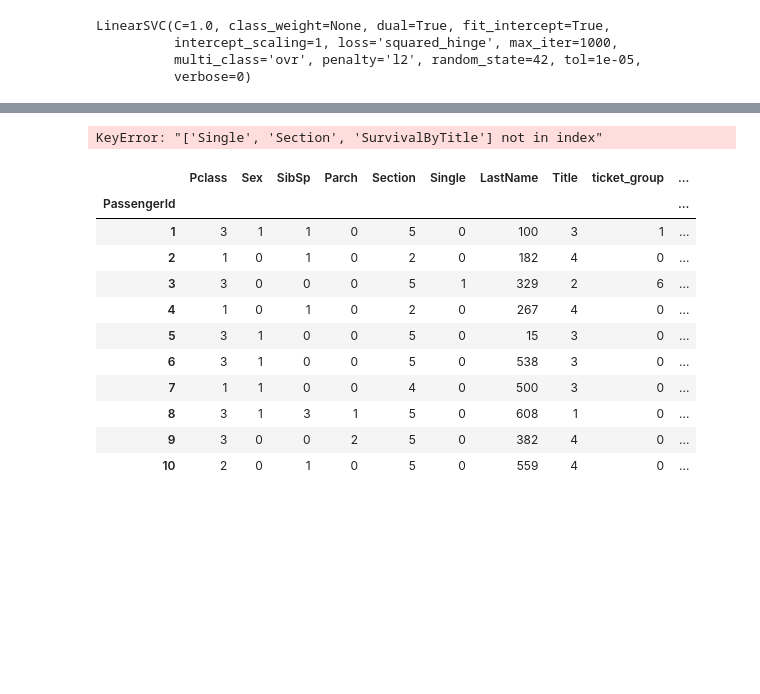
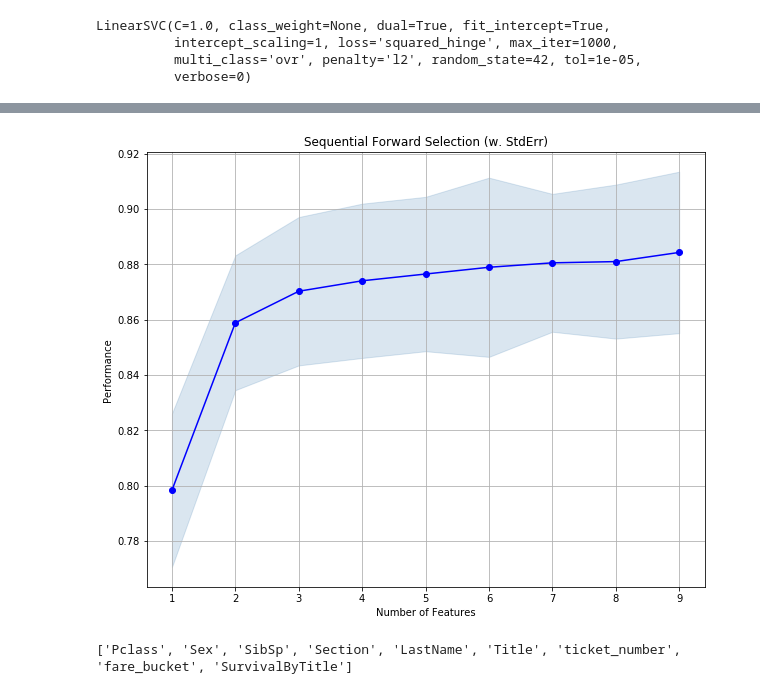
Before and after one commit to Greyhouse-Consulting/kaggle_titanic, a Jupyter notebook: TT.ipynb, the cells around one changed output, grey strips where cells are left out. Cells and saved outputs as stored; diff of their text form; code cells hidden in the pictures; blank space fills up the shorter version.

```diff
--- a/TT.ipynb
+++ b/TT.ipynb
@@ -207,12 +188,12 @@ df_complete.sample(10)
 # %%
-# m = {}
-# for k, v in d.to_dict().items():
-#     m[k] = sum(v) / personsPerLastName[k]
+m = {}
+for k, v in d.to_dict().items():
+    m[k] = sum(v) / personsPerLastNameForSInge[k]
 
 
-# df_test['SurvivalRateByLastName'] =df_test.apply(lambda r :  m[r['LastName']] if r['LastName'] in m else 0 , axis =1)
-# df_train['SurvivalRateByLastName'] = df_train.apply(lambda r :  m[r['LastName']] if r['LastName'] in m else 0 , axis =1)
-# df_complete['SurvivalRateByLastName'] = df_complete.apply(lambda r :  m[r['LastName']] if r['LastName'] in m else 0 , axis =1)
+df_test['SurvivalRateByLastName'] =df_test.apply(lambda r :  m[r['LastName']] if r['LastName'] in m else 0 , axis =1)
+df_train['SurvivalRateByLastName'] = df_train.apply(lambda r :  m[r['LastName']] if r['LastName'] in m else 0 , axis =1)
+df_complete['SurvivalRateByLastName'] = df_complete.apply(lambda r :  m[r['LastName']] if r['LastName'] in m else 0 , axis =1)
 # %%
 def prepare_correlation(df):
     df['Embarked'] = df['Embarked'].fillna(method='ffill')
@@ -252,2 +229,3 @@ def prepare(df):
     df['Single'] = df.apply(lambda row : 1 if personsPerLastNameForSInge[row.LastName] == 1 else 0, axis=1)
+    df['PersonsInFamliy'] = df.apply(lambda row : personsPerLastNameForSInge[row.LastName], axis=1)
     df['LastName'] =  le_lastname.transform(df.LastName)
@@ -274,46 +250,32 @@ selected_features = ['Pclass', 'Sex', 'Fare', 'Embarked', 'Single']
 # %%
 from mlxtend.feature_selection import SequentialFeatureSelector as SFS
 from sklearn.linear_model import LinearRegression
 from sklearn.model_selection import GridSearchCV
 from sklearn.pipeline import Pipeline
 from sklearn.ensemble import RandomForestClassifier
 from xgboost import XGBClassifier
 from mlxtend.plotting import plot_sequential_feature_selection as plot_sfs
 import matplotlib.pyplot as plt
 
-X_selection = df_train[['Pclass', 'Sex', 'SibSp','Parch', 'Section', 'Single',  'LastName', 'Title', 'ticket_group', 'ticket_number',  'fare_bucket', 'age_bucket', 'SurvivalByTitle']]
+scaler_sf = StandardScaler()
+
+X_selection = df_train[['Pclass', 'Sex', 'SibSp','Parch', 'Section', 'Single',  'LastName', 'Title', 'ticket_group', 'ticket_number',  'fare_bucket', 'age_bucket', 'SurvivalByTitle', 'PersonsInFamliy']]
 
 xgbc_fs = XGBClassifier()
 sfs = SFS(estimator=xgbc_fs,
            k_features=9,
-           cv=5,
+          cv=5,
            scoring='roc_auc',
            forward=True)
-
-
 
 sfs.fit(X_selection, target)
 
 fig1 = plot_sfs(sfs.get_metric_dict(), kind='std_dev', figsize=(10, 8))
 plt.title('Sequential Forward Selection (w. StdErr)')
 plt.grid()
 plt.show()
 selected_features = list(sfs.k_feature_names_)
 print(selected_features)
 # %% [output]
+[figure, added]
-KeyError: "['Single', 'Section', 'SurvivalByTitle'] not in index"
+['Pclass', 'Sex', 'SibSp', 'Section', 'LastName', 'Title', 'ticket_number', 'fare_bucket', 'SurvivalByTitle']
-# %%
-X_selection.head(10)
-# %% [output]
-|  | Pclass | Sex | SibSp | Parch | Section | Single | LastName | Title | ticket_group | ... |
-| PassengerId |  |  |  |  |  |  |  |  |  | ... |
-| 1 | 3 | 1 | 1 | 0 | 5 | 0 | 100 | 3 | 1 | ... |
-| 2 | 1 | 0 | 1 | 0 | 2 | 0 | 182 | 4 | 0 | ... |
-| 3 | 3 | 0 | 0 | 0 | 5 | 1 | 329 | 2 | 6 | ... |
-| 4 | 1 | 0 | 1 | 0 | 2 | 0 | 267 | 4 | 0 | ... |
-| 5 | 3 | 1 | 0 | 0 | 5 | 0 | 15 | 3 | 0 | ... |
-| 6 | 3 | 1 | 0 | 0 | 5 | 0 | 538 | 3 | 0 | ... |
-| 7 | 1 | 1 | 0 | 0 | 4 | 0 | 500 | 3 | 0 | ... |
-| 8 | 3 | 1 | 3 | 1 | 5 | 0 | 608 | 1 | 0 | ... |
-| 9 | 3 | 0 | 0 | 2 | 5 | 0 | 382 | 4 | 0 | ... |
-| 10 | 2 | 0 | 1 | 0 | 5 | 0 | 559 | 4 | 0 | ... |
```
Also changed, not shown: parts of 8 cells of this notebook, 1 other file.
